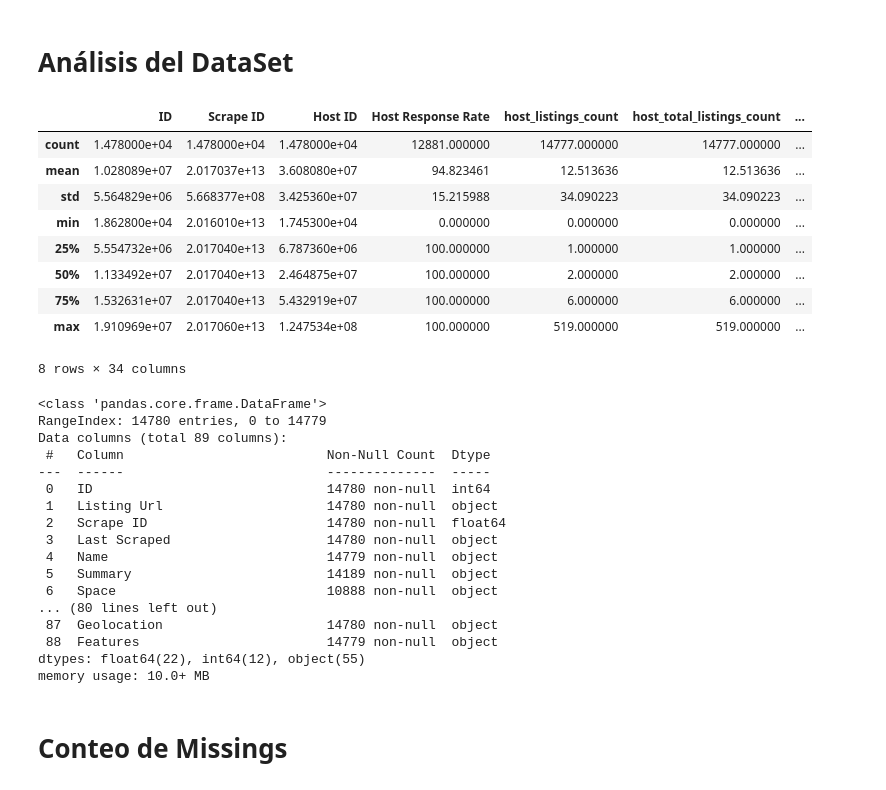
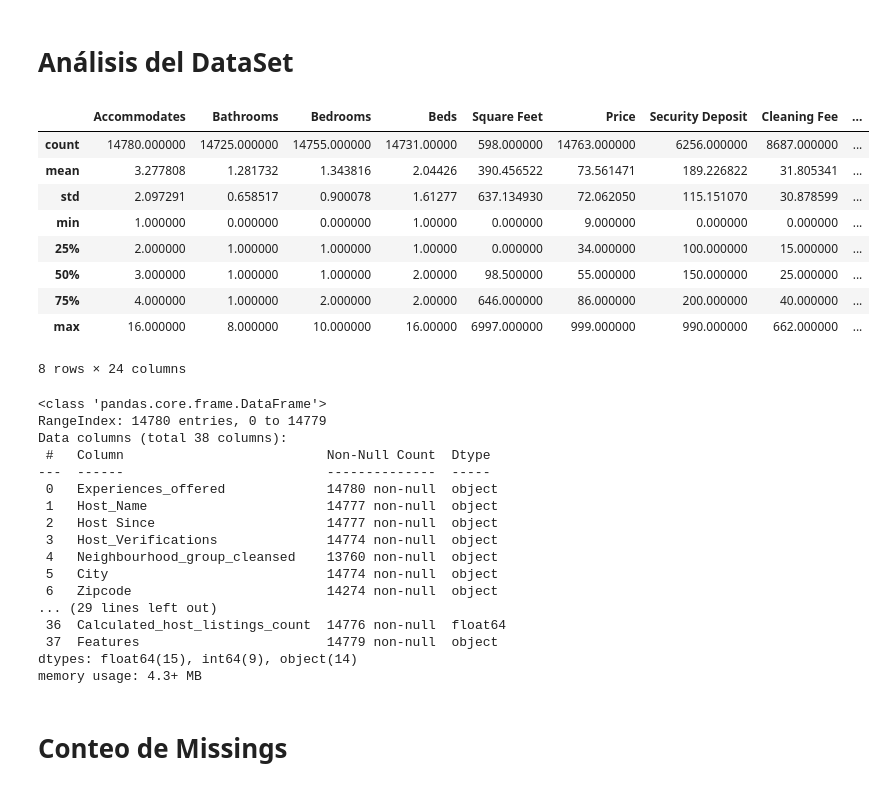
Before and after one commit to angelaescolar/Practica_Final_ML, a Jupyter notebook: Practica_Final.ipynb, the cells around one changed output. Saved outputs shown, nothing was run; the diff lists cells and outputs as text; code cells hidden in the pictures.

```diff
--- a/Practica_Final.ipynb
+++ b/Practica_Final.ipynb
@@ -42,4 +42,5 @@ data_new = data.rename(columns={'Experiences Offered': 'Experiences_offered',
                                "Calendar Updated": "Calendar_updated",
                                "Has Availability": "Has_availability",
                                 "Calculated host listings count":"Calculated_host_listings_count",
-                               "Extra People": "Extra_people"}) #change a from A
+                               "Extra People": "Extra_people", "Weekly Price": "Weekly_price", "Monthly Price": "Monthly_price",
+                               "Host Name": "Host_Name", "Host Verifications": "Host_Verifications"}) #change a from A
@@ -294,0 +260,13 @@ Name: Extra_people, dtype: int64
+# %%
+# Se eliminan las variables que no vamos a usar en el dataset
+
+data_new_1=data_new.drop(columns=["ID", "Listing Url","Scrape ID","Last Scraped","Name",
+                           'Summary','Space','Description','Neighborhood Overview','Notes','Transit','Access',
+                          'Interaction','House Rules','Thumbnail Url','Medium Url','Picture Url','XL Picture Url',
+                          'Host ID', "Host Location", "Host About", "Host Response Time", "Host Response Rate",
+                            "Host_acceptance_rate", "Host Thumbnail Url", "Host Picture Url", "Host Neighbourhood",
+                            "host_listings_count", "host_total_listings_count", "Street", "Neighbourhood", "Neighbourhood_cleansed",
+                            "Market", "Smart Location", "Country", "Latitude", "Longitude", "Extra_people", "Calendar_updated",
+                            "Has_availability", "Calendar last Scraped", "First Review", "Last Review", "License", "Jurisdiction Names",
+                            "Geolocation", "Reviews per Month", "Host URL", "State", "Weekly_price", "Monthly_price"], axis=2)
+data_new_1.head()
@@ -295,36 +281,36 @@ Name: Extra_people, dtype: int64
 # %% [markdown]
 # Análisis del DataSet
 # %%
-data_new.describe()
+data_new_1.describe()
 # %% [output]
-|  | ID | Scrape ID | Host ID | Host Response Rate | host_listings_count | host_total_listings_count | ... |
-| count | 1.478000e+04 | 1.478000e+04 | 1.478000e+04 | 12881.000000 | 14777.000000 | 14777.000000 | ... |
-| mean | 1.028089e+07 | 2.017037e+13 | 3.608080e+07 | 94.823461 | 12.513636 | 12.513636 | ... |
-| std | 5.564829e+06 | 5.668377e+08 | 3.425360e+07 | 15.215988 | 34.090223 | 34.090223 | ... |
-| min | 1.862800e+04 | 2.016010e+13 | 1.745300e+04 | 0.000000 | 0.000000 | 0.000000 | ... |
-| 25% | 5.554732e+06 | 2.017040e+13 | 6.787360e+06 | 100.000000 | 1.000000 | 1.000000 | ... |
-| 50% | 1.133492e+07 | 2.017040e+13 | 2.464875e+07 | 100.000000 | 2.000000 | 2.000000 | ... |
-| 75% | 1.532631e+07 | 2.017040e+13 | 5.432919e+07 | 100.000000 | 6.000000 | 6.000000 | ... |
-| max | 1.910969e+07 | 2.017060e+13 | 1.247534e+08 | 100.000000 | 519.000000 | 519.000000 | ... |
+|  | Accommodates | Bathrooms | Bedrooms | Beds | Square Feet | Price | Security Deposit | Cleaning Fee | ... |
+| count | 14780.000000 | 14725.000000 | 14755.000000 | 14731.00000 | 598.000000 | 14763.000000 | 6256.000000 | 8687.000000 | ... |
+| mean | 3.277808 | 1.281732 | 1.343816 | 2.04426 | 390.456522 | 73.561471 | 189.226822 | 31.805341 | ... |
+| std | 2.097291 | 0.658517 | 0.900078 | 1.61277 | 637.134930 | 72.062050 | 115.151070 | 30.878599 | ... |
+| min | 1.000000 | 0.000000 | 0.000000 | 1.00000 | 0.000000 | 9.000000 | 0.000000 | 0.000000 | ... |
+| 25% | 2.000000 | 1.000000 | 1.000000 | 1.00000 | 0.000000 | 34.000000 | 100.000000 | 15.000000 | ... |
+| 50% | 3.000000 | 1.000000 | 1.000000 | 2.00000 | 98.500000 | 55.000000 | 150.000000 | 25.000000 | ... |
+| 75% | 4.000000 | 1.000000 | 2.000000 | 2.00000 | 646.000000 | 86.000000 | 200.000000 | 40.000000 | ... |
+| max | 16.000000 | 8.000000 | 10.000000 | 16.00000 | 6997.000000 | 999.000000 | 990.000000 | 662.000000 | ... |
-8 rows × 34 columns
+8 rows × 24 columns
 # %%
-data_new.info()
+data_new_1.info()
 # %% [output]
 <class 'pandas.core.frame.DataFrame'>
 RangeIndex: 14780 entries, 0 to 14779
-Data columns (total 89 columns):
+Data columns (total 38 columns):
  #   Column                          Non-Null Count  Dtype
 ---  ------                          --------------  -----
- 0   ID                              14780 non-null  int64
- 1   Listing Url                     14780 non-null  object
- 2   Scrape ID                       14780 non-null  float64
- 3   Last Scraped                    14780 non-null  object
- 4   Name                            14779 non-null  object
- 5   Summary                         14189 non-null  object
- 6   Space                           10888 non-null  object
-... (80 lines left out)
- 87  Geolocation                     14780 non-null  object
- 88  Features                        14779 non-null  object
-dtypes: float64(22), int64(12), object(55)
-memory usage: 10.0+ MB
+ 0   Experiences_offered             14780 non-null  object
+ 1   Host_Name                       14777 non-null  object
+ 2   Host Since                      14777 non-null  object
+ 3   Host_Verifications              14774 non-null  object
+ 4   Neighbourhood_group_cleansed    13760 non-null  object
+ 5   City                            14774 non-null  object
+ 6   Zipcode                         14274 non-null  object
+... (29 lines left out)
+ 36  Calculated_host_listings_count  14776 non-null  float64
+ 37  Features                        14779 non-null  object
+dtypes: float64(15), int64(9), object(14)
+memory usage: 4.3+ MB
 # %%
```
Also changed, not shown: parts of 28 cells of this notebook.
